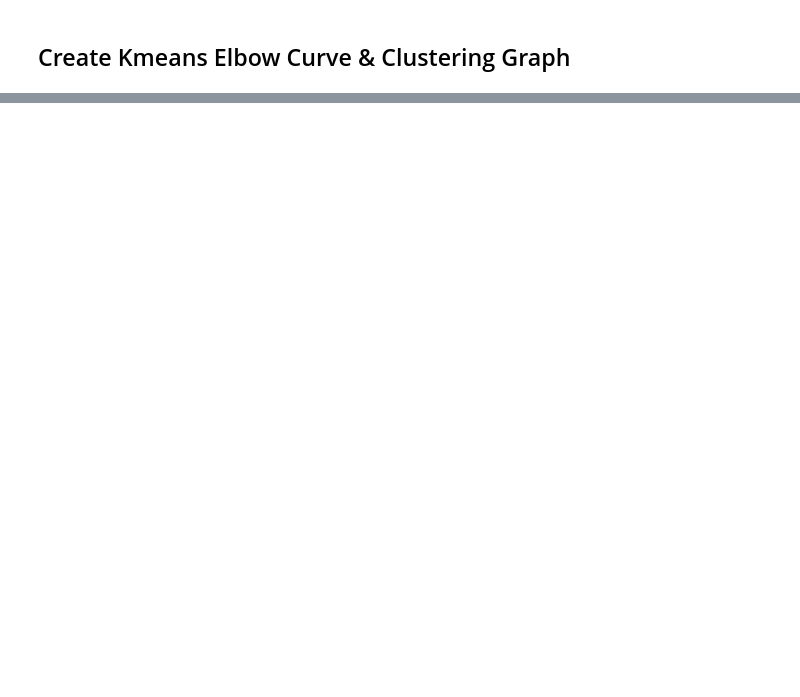
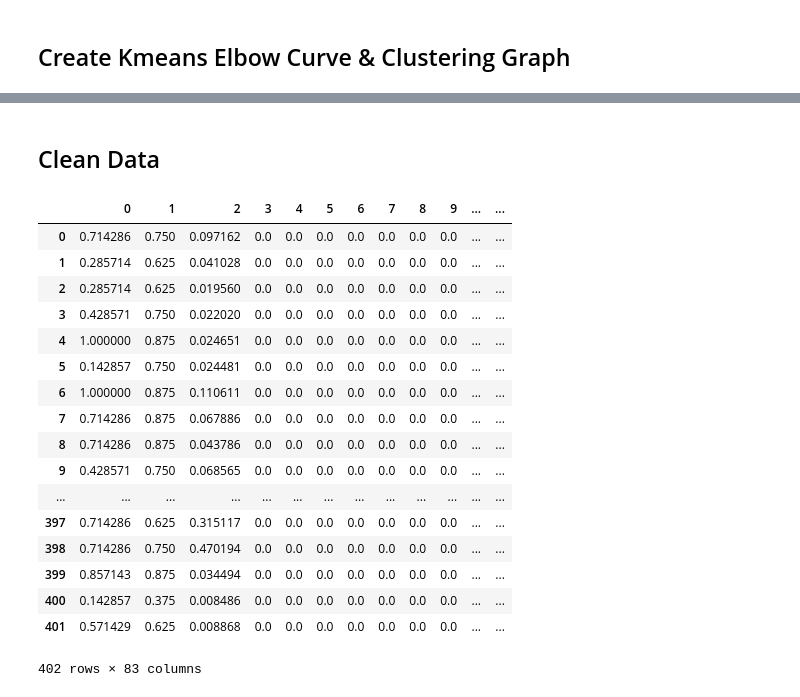
Before and after one commit to alex-miao/tripadvisor-recommender-system, a Jupyter notebook: TripAdvisor.ipynb, the cells around one changed output, grey strips where cells are left out. Saved outputs shown, nothing was run; the diff lists cells and outputs as text; code cells hidden in the pictures; blank space fills up the shorter version.

```diff
--- a/TripAdvisor.ipynb
+++ b/TripAdvisor.ipynb
@@ -72,25 +80,45 @@ plt.scatter(list1,list2, c=labels)
+# %% [markdown]
+## Clean Data
 # %%
 import pandas as pd
 from scipy import stats
 from sklearn.cluster import KMeans
 from sklearn import preprocessing
 import matplotlib.pyplot as plt
 import seaborn as sns
 import numpy
 import pylab as pl
 
 #Import data
 hotels = pd.read_csv('hotel_data.csv')
 activity = pd.read_csv('activity_data.csv')
 
 #Clean data to get rid of NaN and categorical variables through ones hot encoding
 df = pd.get_dummies(data=hotels, columns=['hotel_type','city_name','parent_brand_name'])
 df.dropna(inplace = True)
 df.drop(['hotel_id','hotel_name','brand_name'],axis = 1,inplace = True)
 
 #Scale values from 0 to 1
 x = df.values
 min_max_scaler = preprocessing.MinMaxScaler()
 x_scaled = min_max_scaler.fit_transform(x)
 df = pd.DataFrame(x_scaled)
-df.to_csv(r'trip_advisor_raw.csv')
+# %% [output]
+|  | 0 | 1 | 2 | 3 | 4 | 5 | 6 | 7 | 8 | 9 | ... | ... |
+| 0 | 0.714286 | 0.750 | 0.097162 | 0.0 | 0.0 | 0.0 | 0.0 | 0.0 | 0.0 | 0.0 | ... | ... |
+| 1 | 0.285714 | 0.625 | 0.041028 | 0.0 | 0.0 | 0.0 | 0.0 | 0.0 | 0.0 | 0.0 | ... | ... |
+| 2 | 0.285714 | 0.625 | 0.019560 | 0.0 | 0.0 | 0.0 | 0.0 | 0.0 | 0.0 | 0.0 | ... | ... |
+| 3 | 0.428571 | 0.750 | 0.022020 | 0.0 | 0.0 | 0.0 | 0.0 | 0.0 | 0.0 | 0.0 | ... | ... |
+| 4 | 1.000000 | 0.875 | 0.024651 | 0.0 | 0.0 | 0.0 | 0.0 | 0.0 | 0.0 | 0.0 | ... | ... |
+| 5 | 0.142857 | 0.750 | 0.024481 | 0.0 | 0.0 | 0.0 | 0.0 | 0.0 | 0.0 | 0.0 | ... | ... |
+| 6 | 1.000000 | 0.875 | 0.110611 | 0.0 | 0.0 | 0.0 | 0.0 | 0.0 | 0.0 | 0.0 | ... | ... |
+| 7 | 0.714286 | 0.875 | 0.067886 | 0.0 | 0.0 | 0.0 | 0.0 | 0.0 | 0.0 | 0.0 | ... | ... |
+| 8 | 0.714286 | 0.875 | 0.043786 | 0.0 | 0.0 | 0.0 | 0.0 | 0.0 | 0.0 | 0.0 | ... | ... |
+| 9 | 0.428571 | 0.750 | 0.068565 | 0.0 | 0.0 | 0.0 | 0.0 | 0.0 | 0.0 | 0.0 | ... | ... |
+| ... | ... | ... | ... | ... | ... | ... | ... | ... | ... | ... | ... | ... |
+| 397 | 0.714286 | 0.625 | 0.315117 | 0.0 | 0.0 | 0.0 | 0.0 | 0.0 | 0.0 | 0.0 | ... | ... |
+| 398 | 0.714286 | 0.750 | 0.470194 | 0.0 | 0.0 | 0.0 | 0.0 | 0.0 | 0.0 | 0.0 | ... | ... |
+| 399 | 0.857143 | 0.875 | 0.034494 | 0.0 | 0.0 | 0.0 | 0.0 | 0.0 | 0.0 | 0.0 | ... | ... |
+| 400 | 0.142857 | 0.375 | 0.008486 | 0.0 | 0.0 | 0.0 | 0.0 | 0.0 | 0.0 | 0.0 | ... | ... |
+| 401 | 0.571429 | 0.625 | 0.008868 | 0.0 | 0.0 | 0.0 | 0.0 | 0.0 | 0.0 | 0.0 | ... | ... |
+402 rows × 83 columns
```
Also changed, not shown: parts of 3 cells of this notebook.
